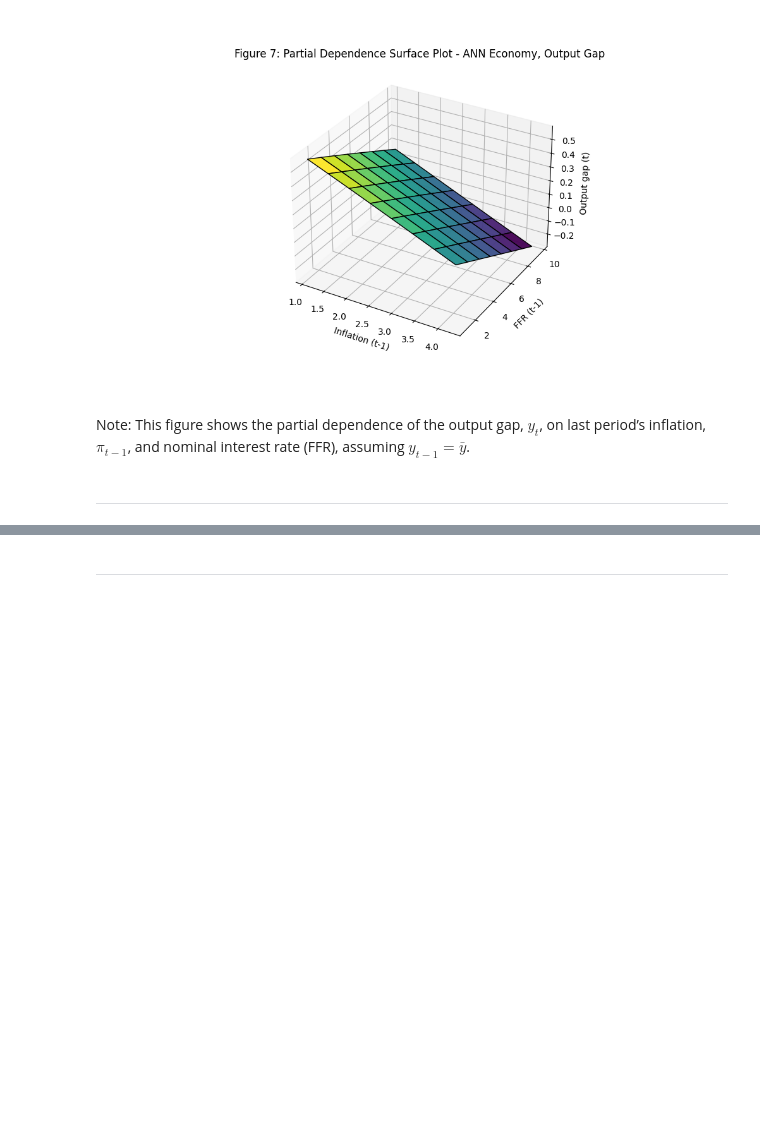
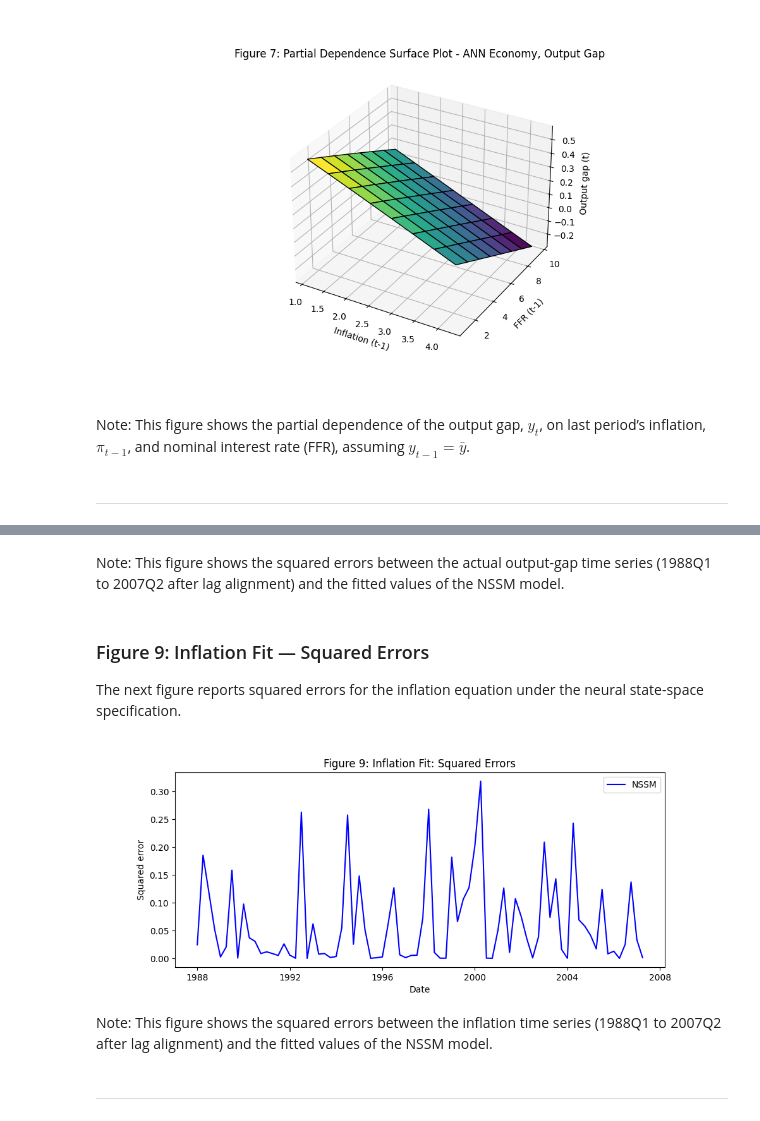
Before and after one commit to erskordi/Autonomous_Fed, a Jupyter notebook: notebooks/non_linear_environnment.ipynb, the cells around one changed output, grey strips where cells are left out. Cells and saved outputs as stored; diff of their text form; code cells hidden in the pictures; blank space fills up the shorter version.

```diff
--- a/notebooks/non_linear_environnment.ipynb
+++ b/notebooks/non_linear_environnment.ipynb
@@ -2093,3 +2441,30 @@ fit_nssm["se_pi_nssm"] = (fit_nssm["pi_actual"] - fit_nssm["pi_fit"])**2
+# %% [markdown]
+Note: This figure shows the squared errors between the actual output-gap time series (1988Q1 to 2007Q2 after lag alignment) and the fitted values of the NSSM model.
+# %% [markdown]
+### Figure 9: Inflation Fit — Squared Errors
+
+The next figure reports squared errors for the inflation equation under the neural state-space specification.
+# %%
+fig, ax = plt.subplots(figsize=(10, 4))
+ax.plot(
+    fit_nssm.index.to_timestamp(),
+    fit_nssm["se_pi_nssm"],
+    color="blue",
+    linewidth=1.5,
+    label="NSSM",
+)
+ax.set_title("Figure 9: Inflation Fit: Squared Errors")
+ax.set_xlabel("Date")
+ax.set_ylabel("Squared error")
+ax.grid(False)
+ax.legend()
+
+plt.show()
+figure_nine_nssm = fig
+# %% [output]
+[figure, added]
+# %% [markdown]
+Note: This figure shows the squared errors between the inflation time series (1988Q1 to 2007Q2 after lag alignment) and the fitted values of the NSSM model.
 # %% [markdown]
 ----------------------
 # %% [markdown]
```
Also changed, not shown: parts of 31 cells of this notebook, 11 other files.
